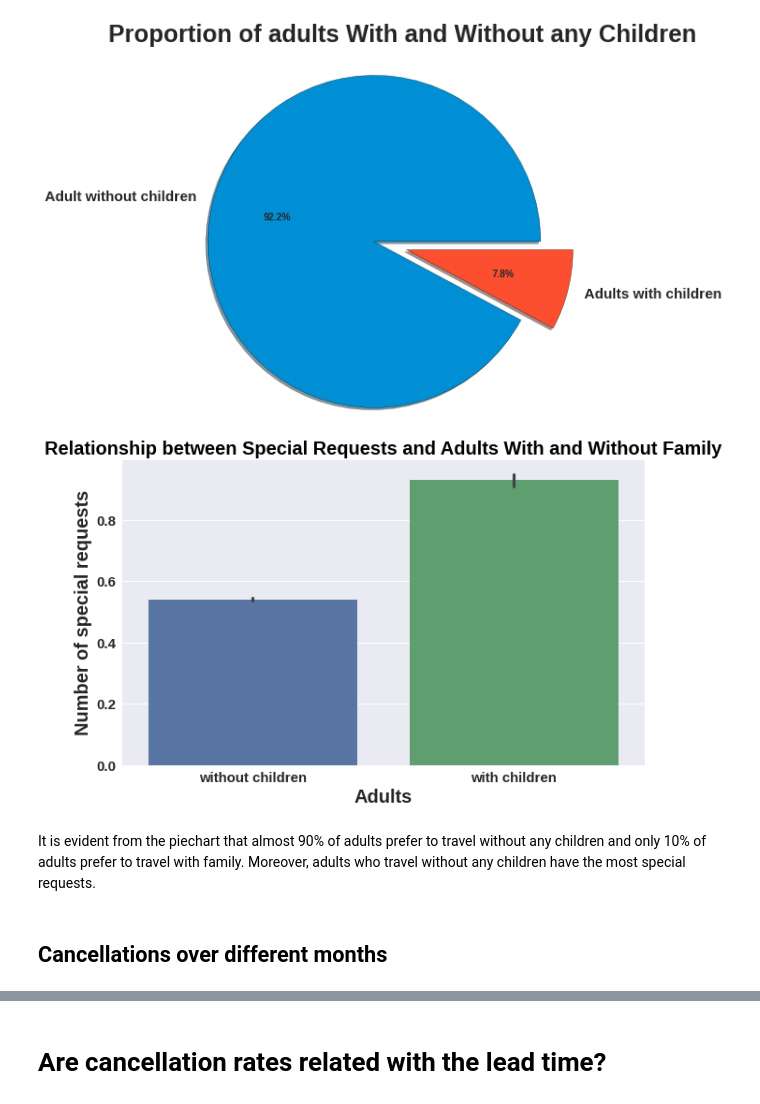
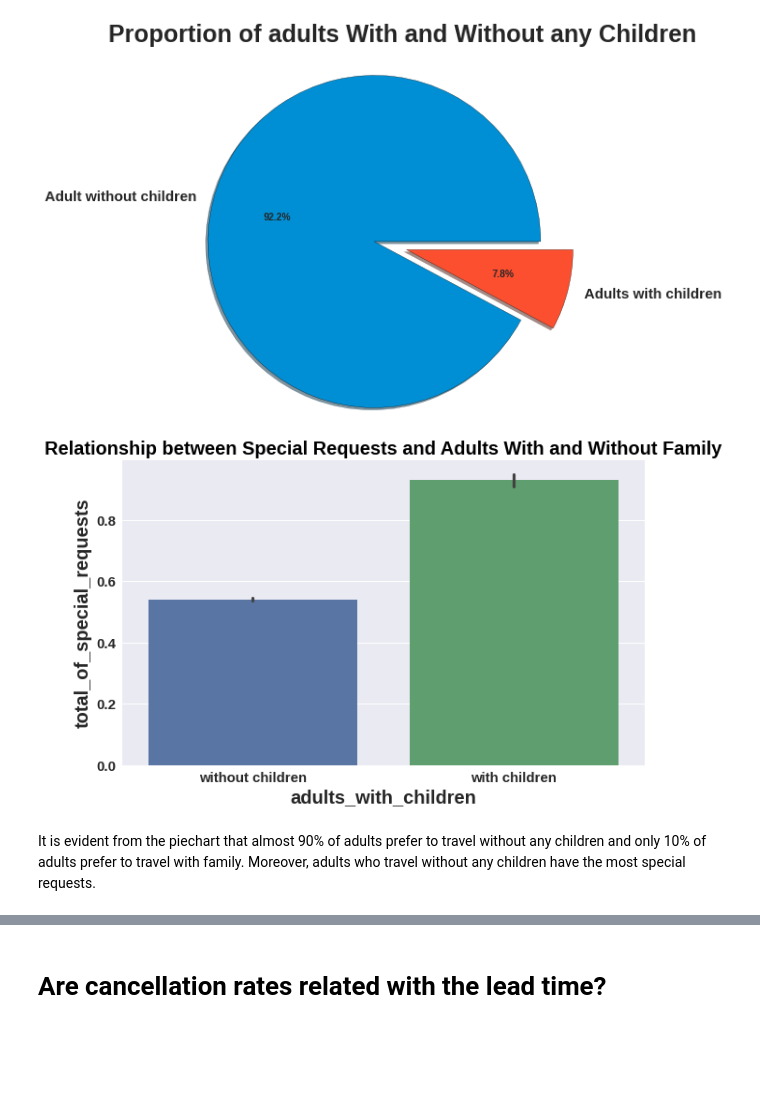
Before and after one commit to Kishan459/hotel-booking-analysis, a Jupyter notebook: Hotel_Booking_Analysis(Compiled).ipynb, the cells around one changed output, grey strips where cells are left out. Saved outputs shown, nothing was run; the diff lists cells and outputs as text; code cells hidden in the pictures; blank space fills up the shorter version.

```diff
--- a/Hotel_Booking_Analysis(Compiled).ipynb
+++ b/Hotel_Booking_Analysis(Compiled).ipynb
@@ -43,6 +43,6 @@ Mounted at /content/drive
 # %%
 # Loading data by uploading from drive
-hotel_df = pd.read_csv('/content/drive/MyDrive/Hotel booking analysis/Copy of Hotel Bookings.csv')
+hotel_df = pd.read_csv('/content/drive/MyDrive/AlmaBetter/Hotel Booking Analysis - Kishan/Copy of Hotel Bookings.csv')
 # %% [markdown]
 # Getting a glance of the pandas dataframe
 # %%
@@ -321,14 +501,9 @@ plt.tight_layout();
 # %%
 #checking which group of adults has the more speical requests
 plt.figure(figsize=(10,6))
 bar_chart = (sns.barplot(data = hotel_df, x = 'adults_with_children', y = 'total_of_special_requests')
-            .set_title('Relationship between Special Requests and Adults With and Without Family', fontweight = 'bold', color = 'black' ,size = 20, x= 0.5, y= 1))
-
-plt.xlabel('Adults')
-plt.ylabel('Number of special requests');
+            .set_title('Relationship between Special Requests and Adults With and Without Family', fontweight = 'bold', color = 'black' ,size = 20, x= 0.5, y= 1));
 # %% [output]
-[figure, old version]
+[figure, new version]
 # %% [markdown]
 It is evident from the piechart that almost 90% of adults prefer to travel without any children and only 10% of adults prefer to travel with family. Moreover, adults who travel without any children have the most special requests.
-# %% [markdown]
-## **Cancellations over different months**
```
Also changed, not shown: parts of 88 cells of this notebook.
